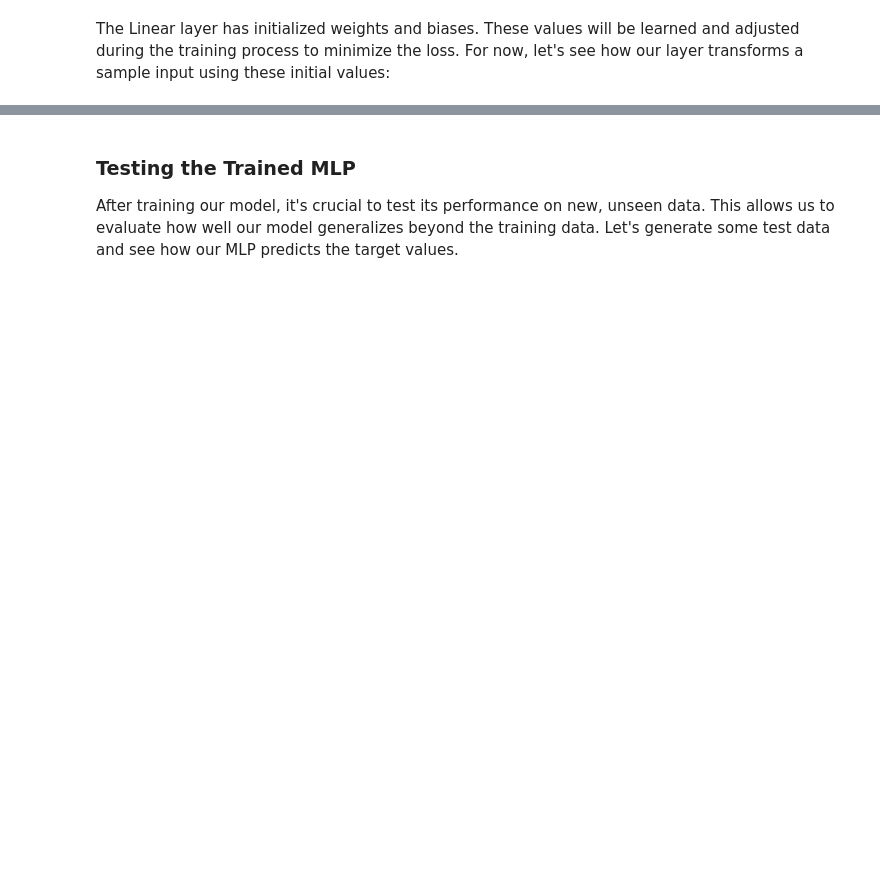
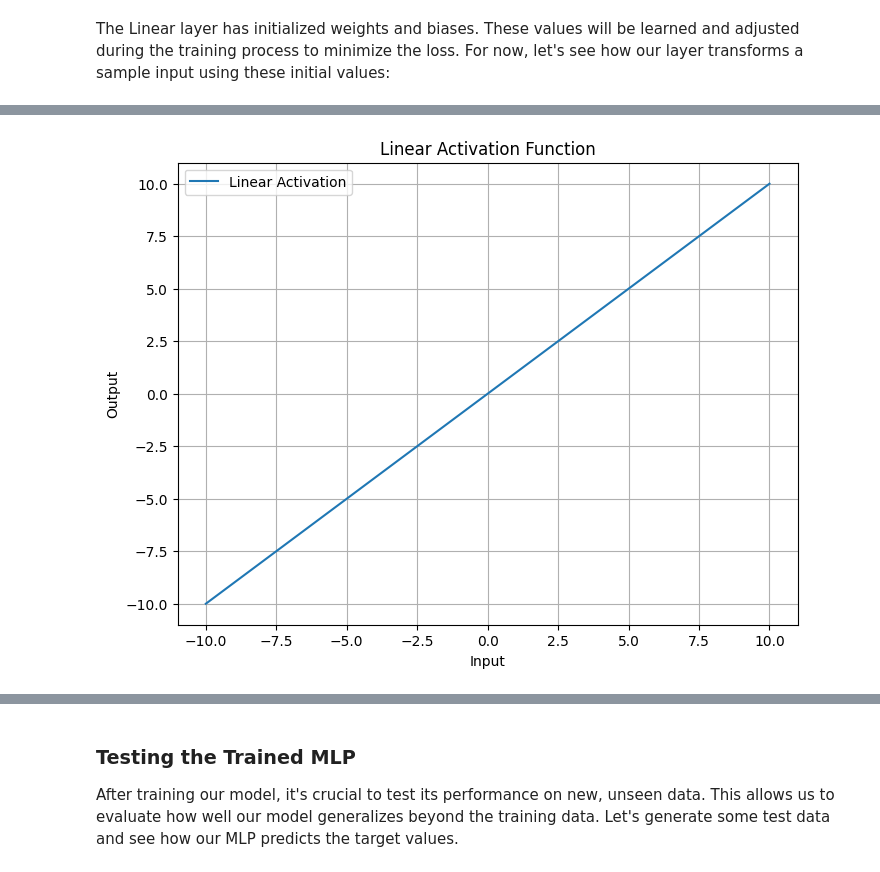
Before and after one commit to nbetts2020/PyTorch-Crash-Course, a Jupyter notebook: notebooks/PyTorch_Crash_Course_v2.ipynb, the cells around one changed output, grey strips where cells are left out. Saved outputs shown, nothing was run; the diff lists cells and outputs as text; code cells hidden in the pictures; blank space fills up the shorter version.

```diff
--- a/notebooks/PyTorch_Crash_Course_v2.ipynb
+++ b/notebooks/PyTorch_Crash_Course_v2.ipynb
@@ -350,0 +504,17 @@ print(activated_x)
+# %%
+import matplotlib.pyplot as plt
+import numpy as np
+
+x = np.linspace(-10, 10, 100)
+y_linear = x
+
+plt.figure(figsize=(8, 6))
+plt.plot(x, y_linear, label='Linear Activation')
+plt.title('Linear Activation Function')
+plt.xlabel('Input')
+plt.ylabel('Output')
+plt.legend()
+plt.grid(True)
+plt.show()
+# %% [output]
+[figure, added]
```
Also changed, not shown: parts of 62 cells of this notebook.
